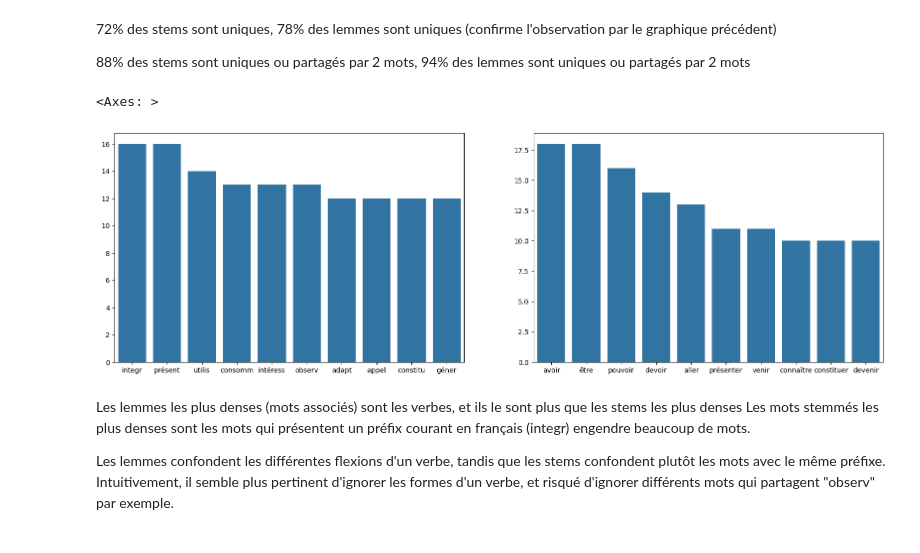
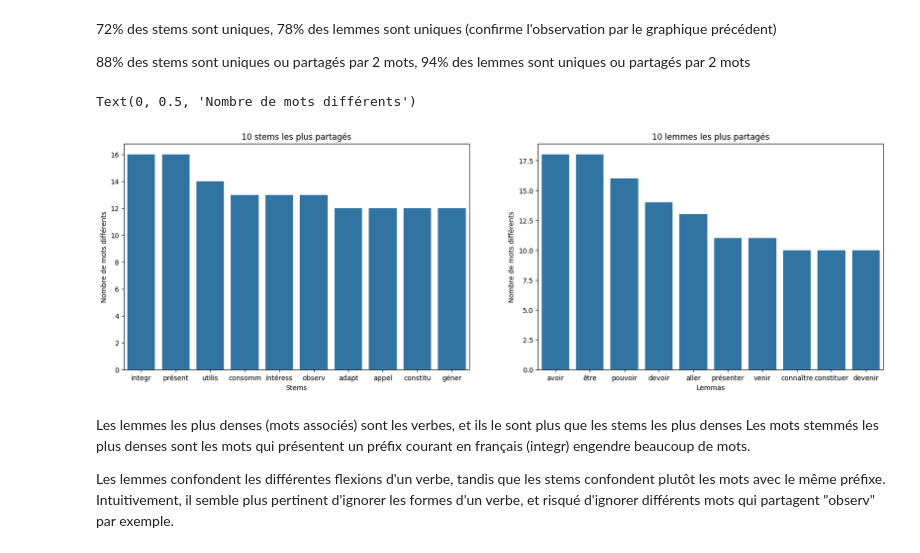
Before and after one commit to Ryustiel/LO17, a Jupyter notebook: evaluation.ipynb, the cells around one changed output. Saved outputs shown, nothing was run; the diff lists cells and outputs as text; code cells hidden in the pictures.

```diff
--- a/evaluation.ipynb
+++ b/evaluation.ipynb
@@ -230,10 +467,19 @@ counts_stems[1] / sum(counts_stems.values()), counts_lemmas[1] / sum(counts_lemm
 # %%
 fig, axs = plt.subplots(1, 2, figsize=(20, 6))
 sns.barplot(x=[x[0] for x in shared_stems[:10]], y=[x[1] for x in shared_stems[:10]], ax=axs[0])
 sns.barplot(x=[x[0] for x in shared_lemmas[:10]], y=[x[1] for x in shared_lemmas[:10]], ax=axs[1])
+
+# titre
+axs[0].set_title("10 stems les plus partagés")
+axs[1].set_title("10 lemmes les plus partagés")
+# axes
+axs[0].set_xlabel("Stems")
+axs[1].set_xlabel("Lemmas")
+axs[0].set_ylabel("Nombre de mots différents")
+axs[1].set_ylabel("Nombre de mots différents")
 # %% [output]
-<Axes: >
+Text(0, 0.5, 'Nombre de mots différents')
-[figure, old version]
+[figure, new version]
 # %% [markdown]
 Les lemmes les plus denses (mots associés) sont les verbes, et ils le sont plus que les stems les plus denses
 Les mots stemmés les plus denses sont les mots qui présentent un préfix courant en français (integr) engendre beaucoup de mots.
```
Also changed, not shown: parts of 12 cells of this notebook.
